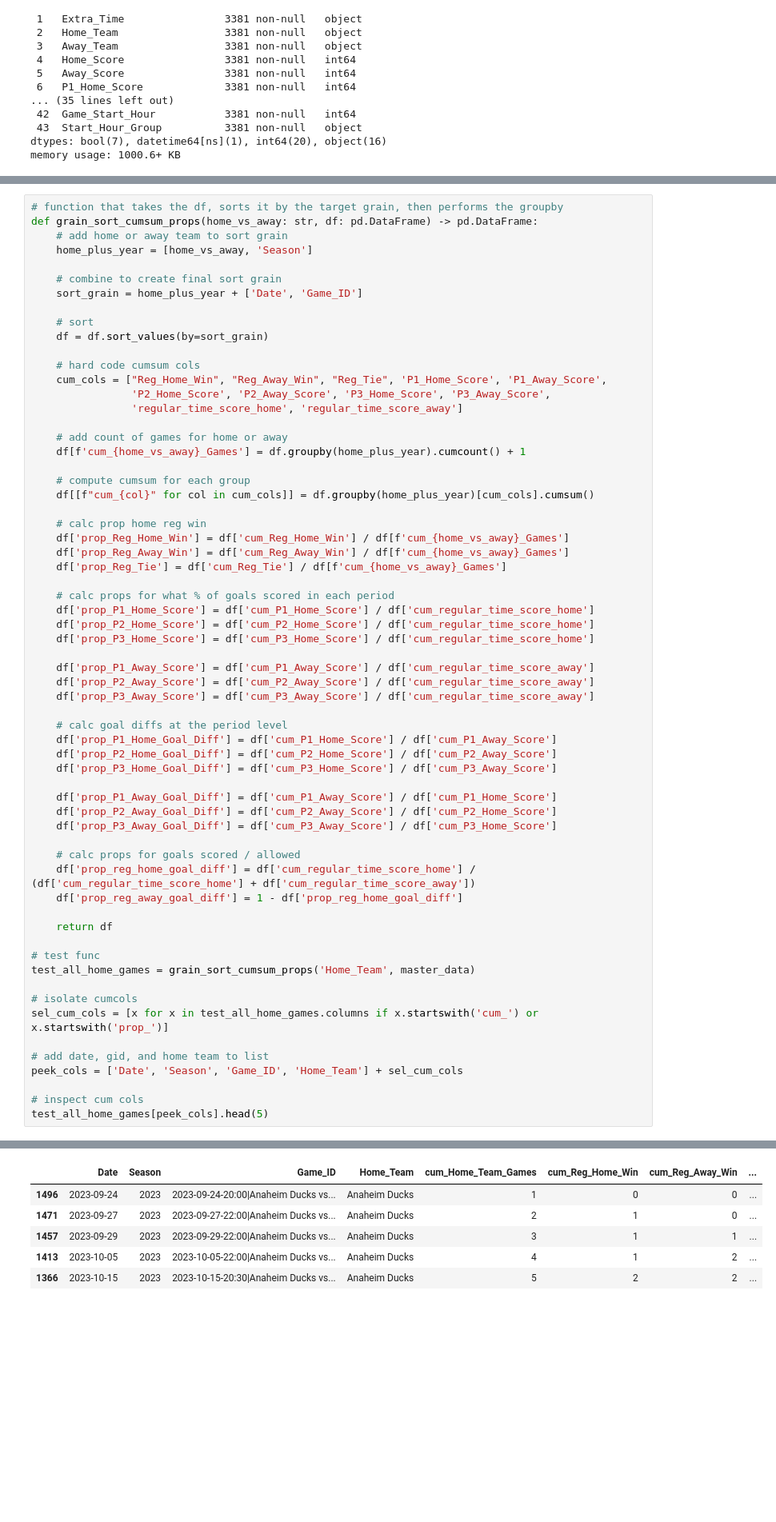
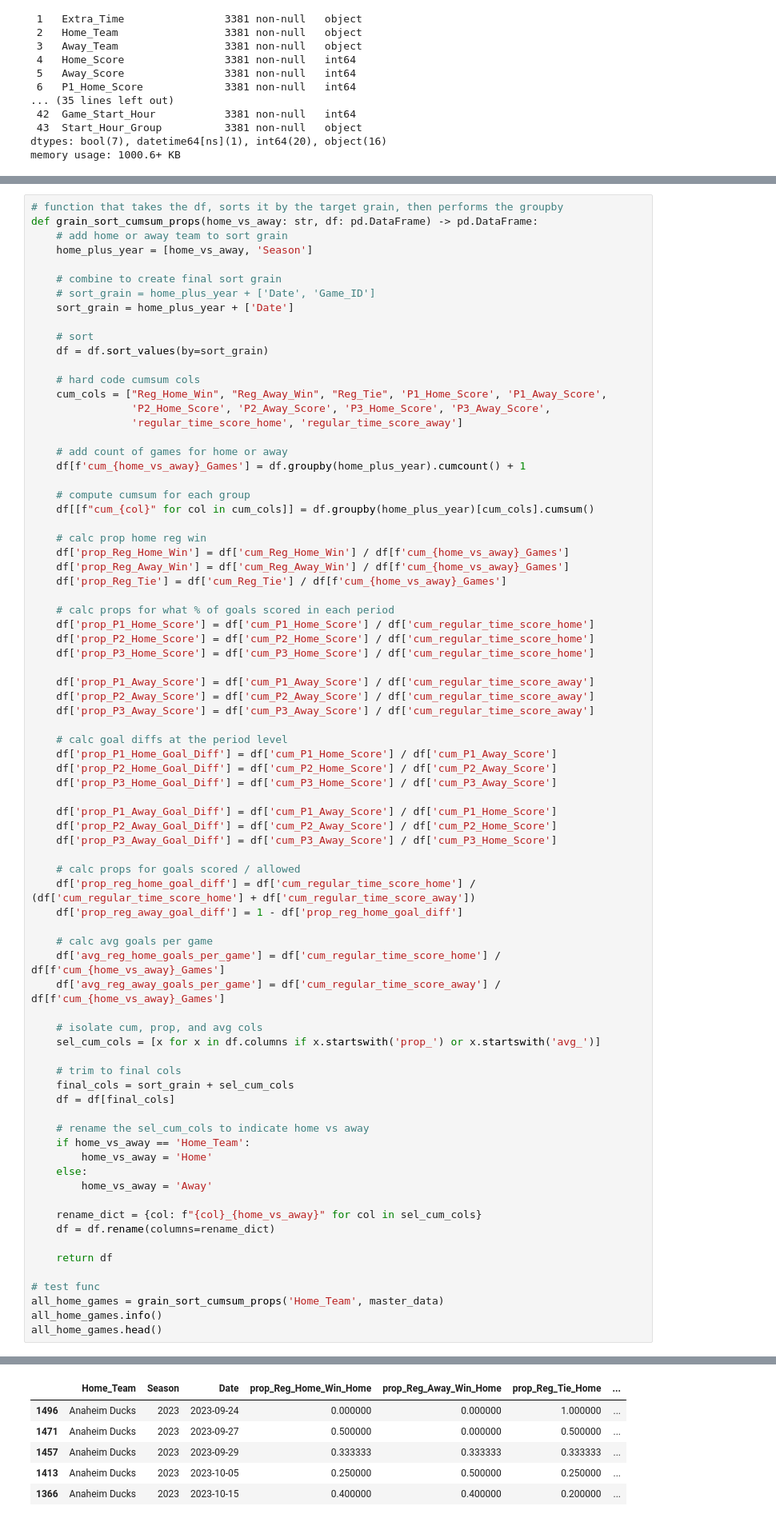
Before and after one commit to emmettd247/SportOnIce, a Jupyter notebook: master_data_join.ipynb, the cells around one changed output, grey strips where cells are left out. Shown at 80% size. Saved outputs shown, nothing was run; the diff lists cells and outputs as text; blank space fills up the shorter version.

```diff
--- a/master_data_join.ipynb
+++ b/master_data_join.ipynb
@@ -95,7 +109,8 @@ def grain_sort_cumsum_props(home_vs_away: str, df: pd.DataFrame) -> pd.DataFrame
     home_plus_year = [home_vs_away, 'Season']
 
     # combine to create final sort grain
-    sort_grain = home_plus_year + ['Date', 'Game_ID']
+    # sort_grain = home_plus_year + ['Date', 'Game_ID']
+    sort_grain = home_plus_year + ['Date']
 
     # sort
     df = df.sort_values(by=sort_grain)
@@ -138,17 +153,30 @@ def grain_sort_cumsum_props(home_vs_away: str, df: pd.DataFrame) -> pd.DataFrame
     df['prop_reg_home_goal_diff'] = df['cum_regular_time_score_home'] / (df['cum_regular_time_score_home'] + df['cum_regular_time_score_away'])
     df['prop_reg_away_goal_diff'] = 1 - df['prop_reg_home_goal_diff']
 
+    # calc avg goals per game
+    df['avg_reg_home_goals_per_game'] = df['cum_regular_time_score_home'] / df[f'cum_{home_vs_away}_Games']
+    df['avg_reg_away_goals_per_game'] = df['cum_regular_time_score_away'] / df[f'cum_{home_vs_away}_Games']
+
+    # isolate cum, prop, and avg cols
+    sel_cum_cols = [x for x in df.columns if x.startswith('prop_') or x.startswith('avg_')]
+
+    # trim to final cols
+    final_cols = sort_grain + sel_cum_cols
+    df = df[final_cols]
+
+    # rename the sel_cum_cols to indicate home vs away
+    if home_vs_away == 'Home_Team':
+        home_vs_away = 'Home'
+    else:
+        home_vs_away = 'Away'
+
+    rename_dict = {col: f"{col}_{home_vs_away}" for col in sel_cum_cols}
+    df = df.rename(columns=rename_dict)
+
     return df
 
 # test func
-test_all_home_games = grain_sort_cumsum_props('Home_Team', master_data)
-
-# isolate cumcols
-sel_cum_cols = [x for x in test_all_home_games.columns if x.startswith('cum_') or x.startswith('prop_')]
-
-# add date, gid, and home team to list
-peek_cols = ['Date', 'Season', 'Game_ID', 'Home_Team'] + sel_cum_cols
-
-# inspect cum cols
-test_all_home_games[peek_cols].head(5)
+all_home_games = grain_sort_cumsum_props('Home_Team', master_data)
+all_home_games.info()
+all_home_games.head()
 # %% [output]
@@ -155,6 +200,6 @@ test_all_home_games[peek_cols].head(5)
-|  | Date | Season | Game_ID | Home_Team | cum_Home_Team_Games | cum_Reg_Home_Win | cum_Reg_Away_Win | ... |
-| 1496 | 2023-09-24 | 2023 | 2023-09-24-20:00|Anaheim Ducks vs... | Anaheim Ducks | 1 | 0 | 0 | ... |
-| 1471 | 2023-09-27 | 2023 | 2023-09-27-22:00|Anaheim Ducks vs... | Anaheim Ducks | 2 | 1 | 0 | ... |
-| 1457 | 2023-09-29 | 2023 | 2023-09-29-22:00|Anaheim Ducks vs... | Anaheim Ducks | 3 | 1 | 1 | ... |
-| 1413 | 2023-10-05 | 2023 | 2023-10-05-22:00|Anaheim Ducks vs... | Anaheim Ducks | 4 | 1 | 2 | ... |
-| 1366 | 2023-10-15 | 2023 | 2023-10-15-20:30|Anaheim Ducks vs... | Anaheim Ducks | 5 | 2 | 2 | ... |
+|  | Home_Team | Season | Date | prop_Reg_Home_Win_Home | prop_Reg_Away_Win_Home | prop_Reg_Tie_Home | ... |
+| 1496 | Anaheim Ducks | 2023 | 2023-09-24 | 0.000000 | 0.000000 | 1.000000 | ... |
+| 1471 | Anaheim Ducks | 2023 | 2023-09-27 | 0.500000 | 0.000000 | 0.500000 | ... |
+| 1457 | Anaheim Ducks | 2023 | 2023-09-29 | 0.333333 | 0.333333 | 0.333333 | ... |
+| 1413 | Anaheim Ducks | 2023 | 2023-10-05 | 0.250000 | 0.500000 | 0.250000 | ... |
+| 1366 | Anaheim Ducks | 2023 | 2023-10-15 | 0.400000 | 0.400000 | 0.200000 | ... |
```
Also changed, not shown: parts of 8 cells of this notebook, 1 other file.
